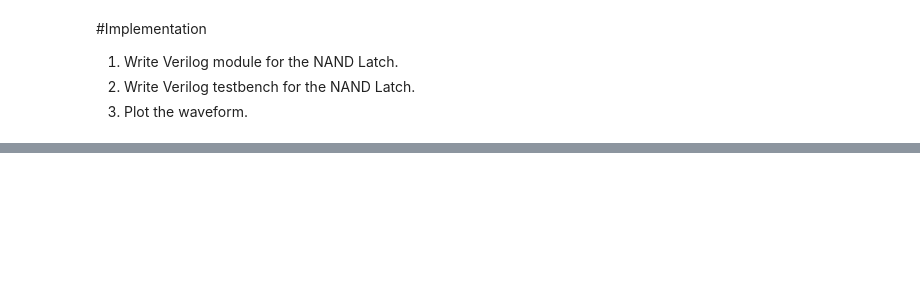
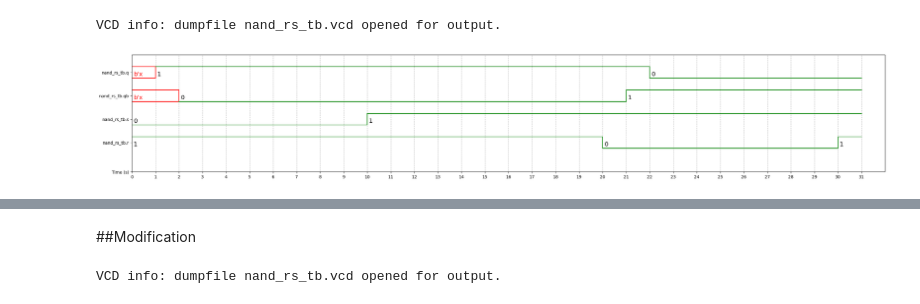
Before and after one commit to pe8sutd/DSL2025, a Jupyter notebook: VerilogGit.ipynb, the cells around one changed output, grey strips where cells are left out. Drawn from its saved outputs; the diff is of its cells as text; code cells hidden in the pictures; blank space fills up the shorter version.

```diff
--- a/VerilogGit.ipynb
+++ b/VerilogGit.ipynb
@@ -264,12 +244,45 @@ module nand_rs(q,qb,s,r);
 endmodule
 # %% [output]
 [drawing not drawn]
-# %% [markdown]
-#Implementation
-
-1. Write Verilog module for the NAND Latch.
-2. Write Verilog testbench for the NAND Latch.
-3. Plot the waveform.
+# %%
+%%verilog
+
+module nand_rs_tb; //
+  wire q,qb; reg s,r;
+
+  nand_rs i1(q,qb,s,r);
+
+  initial begin
+  $dumpfile("nand_rs_tb.vcd");
+  $dumpvars;
+    s = 0; r = 1;
+    #10 s=1; r=1;
+    #10 s=1; r=0;
+    #10 s=1; r=1;
+    #1 $finish;
+  $dumpoff;
+    end
+
+endmodule ////
+
+module nand_rs(q,qb,s,r); //
+  output q,qb;
+  input s,r;
+
+  nand #1 g1 (q,s,qb);
+  nand #1 g2 (qb,q,r);
+
+endmodule ////
+# %% [output]
+VCD info: dumpfile nand_rs_tb.vcd opened for output.
+# %%
+%%waveform nand_rs_tb.vcd
+sign_list = ['nand_rs_tb.q','nand_rs_tb.qb','nand_rs_tb.s','nand_rs_tb.r']
+time_begin = 0
+time_end = 31
+base = 'bin' # bin, dec, dec2, hex, octal
+# %% [output]
+[figure, added]
 # %% [markdown]
 ![](https://github.com/pe8sutd/DSL2025/blob/main/VerilogColab1/Slide51.PNG?raw=1)
 # %% [markdown]
@@ -282,3 +295,36 @@ endmodule
 ![](https://github.com/pe8sutd/DSL2025/blob/main/VerilogColab1/Slide55.PNG?raw=1)
 # %% [markdown]
 ![](https://github.com/pe8sutd/DSL2025/blob/main/VerilogColab1/Slide56.PNG?raw=1)
+# %% [markdown]
+##Modification
+# %%
+%%verilog
+
+module nand_rs_tb; //
+  wire q,qb; reg s,r;
+
+  nand_rs i1(q,qb,s,r);
+
+  initial begin
+  $dumpfile("nand_rs_tb.vcd");
+  $dumpvars;
+    s = 0; r = 0;
+    #10 s=1; r=1;
+    #10 s=1; r=0;
+    #10 s=1; r=1;
+    #1 $finish;
+  $dumpoff;
+    end
+
+endmodule ////
+
+module nand_rs(q,qb,s,r); //
+  output q,qb;
+  input s,r;
+
+  nand #1 g1 (q,s,qb);
+  nand #1 g2 (qb,q,r);
+
+endmodule ////
+# %% [output]
+VCD info: dumpfile nand_rs_tb.vcd opened for output.
```
Also changed, not shown: parts of 18 cells of this notebook.
